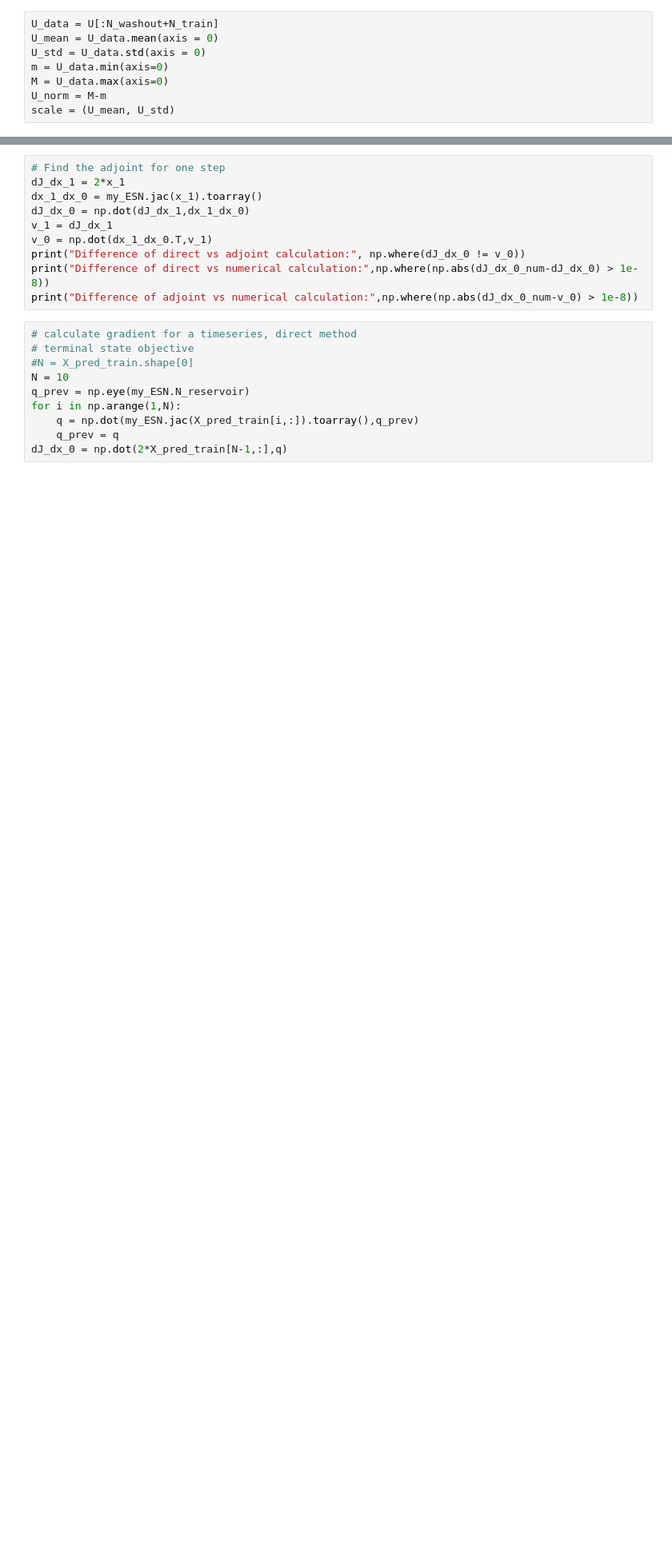
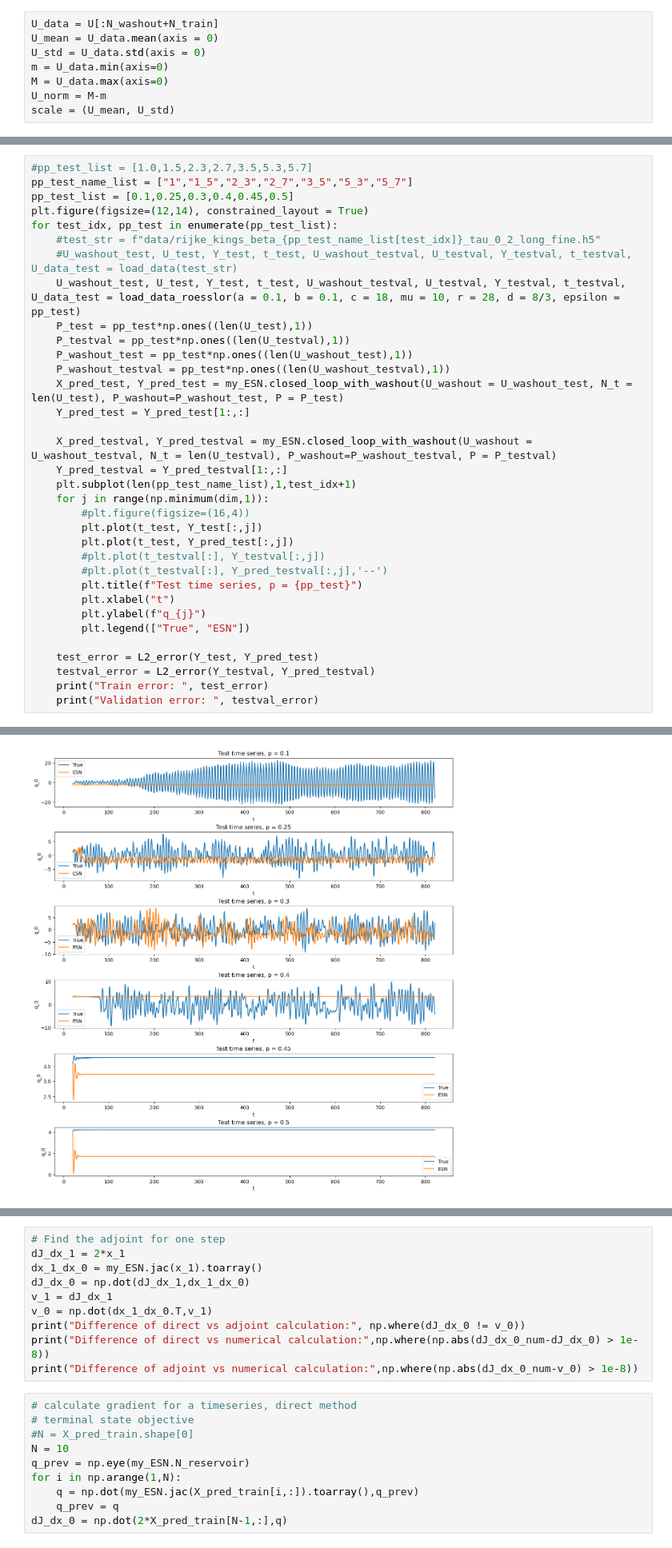
Before and after one commit to MagriLab/Adjoint-ESN, a Jupyter notebook: src/run.ipynb, the cells around one changed output, grey strips where cells are left out. Shown at 80% size. Saved outputs shown, nothing was run; the diff lists cells and outputs as text; blank space fills up the shorter version.

```diff
--- a/src/run.ipynb
+++ b/src/run.ipynb
@@ -180,0 +408,35 @@ print("Validation error: ", val_error)
+# %%
+#pp_test_list = [1.0,1.5,2.3,2.7,3.5,5.3,5.7]
+pp_test_name_list = ["1","1_5","2_3","2_7","3_5","5_3","5_7"]
+pp_test_list = [0.1,0.25,0.3,0.4,0.45,0.5]
+plt.figure(figsize=(12,14), constrained_layout = True)
+for test_idx, pp_test in enumerate(pp_test_list):
+    #test_str = f"data/rijke_kings_beta_{pp_test_name_list[test_idx]}_tau_0_2_long_fine.h5"
+    #U_washout_test, U_test, Y_test, t_test, U_washout_testval, U_testval, Y_testval, t_testval, U_data_test = load_data(test_str)
+    U_washout_test, U_test, Y_test, t_test, U_washout_testval, U_testval, Y_testval, t_testval, U_data_test = load_data_roesslor(a = 0.1, b = 0.1, c = 18, mu = 10, r = 28, d = 8/3, epsilon = pp_test)
+    P_test = pp_test*np.ones((len(U_test),1))
+    P_testval = pp_test*np.ones((len(U_testval),1))
+    P_washout_test = pp_test*np.ones((len(U_washout_test),1))
+    P_washout_testval = pp_test*np.ones((len(U_washout_testval),1))
+    X_pred_test, Y_pred_test = my_ESN.closed_loop_with_washout(U_washout = U_washout_test, N_t = len(U_test), P_washout=P_washout_test, P = P_test)
+    Y_pred_test = Y_pred_test[1:,:]
+
+    X_pred_testval, Y_pred_testval = my_ESN.closed_loop_with_washout(U_washout = U_washout_testval, N_t = len(U_testval), P_washout=P_washout_testval, P = P_testval)
+    Y_pred_testval = Y_pred_testval[1:,:]
+    plt.subplot(len(pp_test_name_list),1,test_idx+1)
+    for j in range(np.minimum(dim,1)):
+        #plt.figure(figsize=(16,4))
+        plt.plot(t_test, Y_test[:,j])
+        plt.plot(t_test, Y_pred_test[:,j])
+        #plt.plot(t_testval[:], Y_testval[:,j])
+        #plt.plot(t_testval[:], Y_pred_testval[:,j],'--')
+        plt.title(f"Test time series, p = {pp_test}")
+        plt.xlabel("t")
+        plt.ylabel(f"q_{j}")
+        plt.legend(["True", "ESN"])
+
+    test_error = L2_error(Y_test, Y_pred_test)
+    testval_error = L2_error(Y_testval, Y_pred_testval)
+    print("Train error: ", test_error)
+    print("Validation error: ", testval_error)
+# %% [output]
@@ -181,3 +461,4 @@ print("Validation error: ", val_error)
+[figure, added]
 # %%
 from adjoint_esn.validation import validate
 
```
Also changed, not shown: parts of 47 cells of this notebook, 5 other files.
